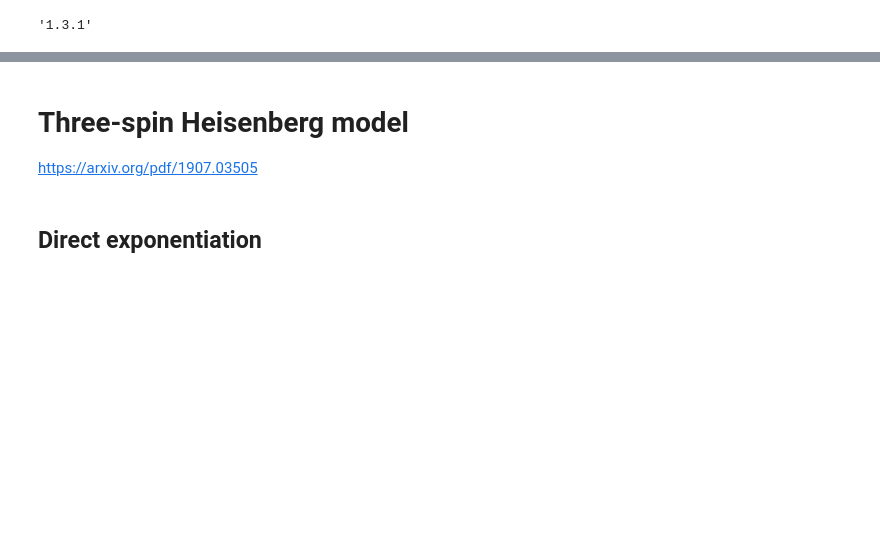
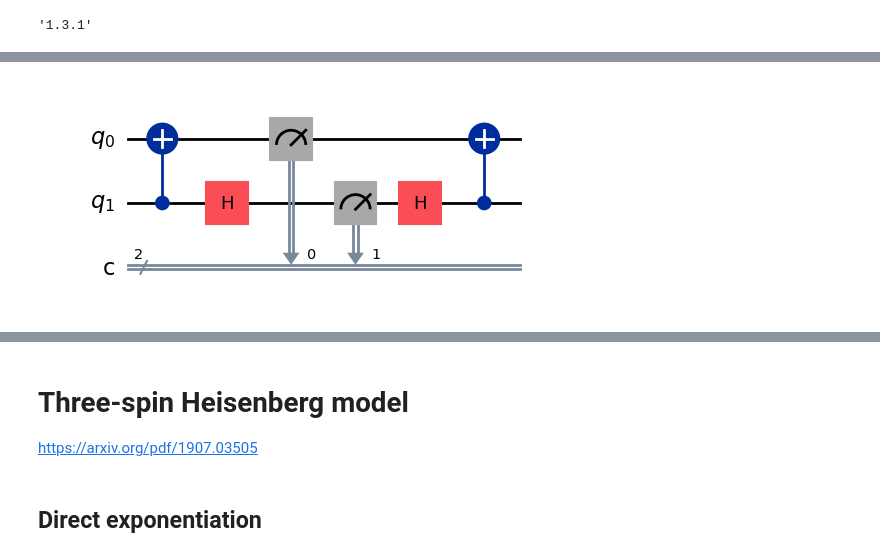
Before and after one commit to bin-wu-phys/QuantumSimulation, a Jupyter notebook: 02.Trotterization.1.x.ipynb, the cells around one changed output, grey strips where cells are left out. Cells and saved outputs as stored; diff of their text form; code cells hidden in the pictures; blank space fills up the shorter version.

```diff
--- a/02.Trotterization.1.x.ipynb
+++ b/02.Trotterization.1.x.ipynb
@@ -11,0 +61,19 @@ import matplotlib.pyplot as plt
+# %%
+# 3. Measurement
+qbits, cbits = QuantumRegister(2, 'q'), ClassicalRegister(2, 'c')
+
+mea = QuantumCircuit(qbits, cbits)
+
+# B^\dagger
+mea.cx(1, 0)
+mea.h(1)
+
+mea.measure(qbits, cbits)
+
+# B
+mea.h(1)
+mea.cx(1, 0)
+
+mea.draw('mpl')
+# %% [output]
+[figure, added]
```
Also changed, not shown: parts of 4 cells of this notebook.
